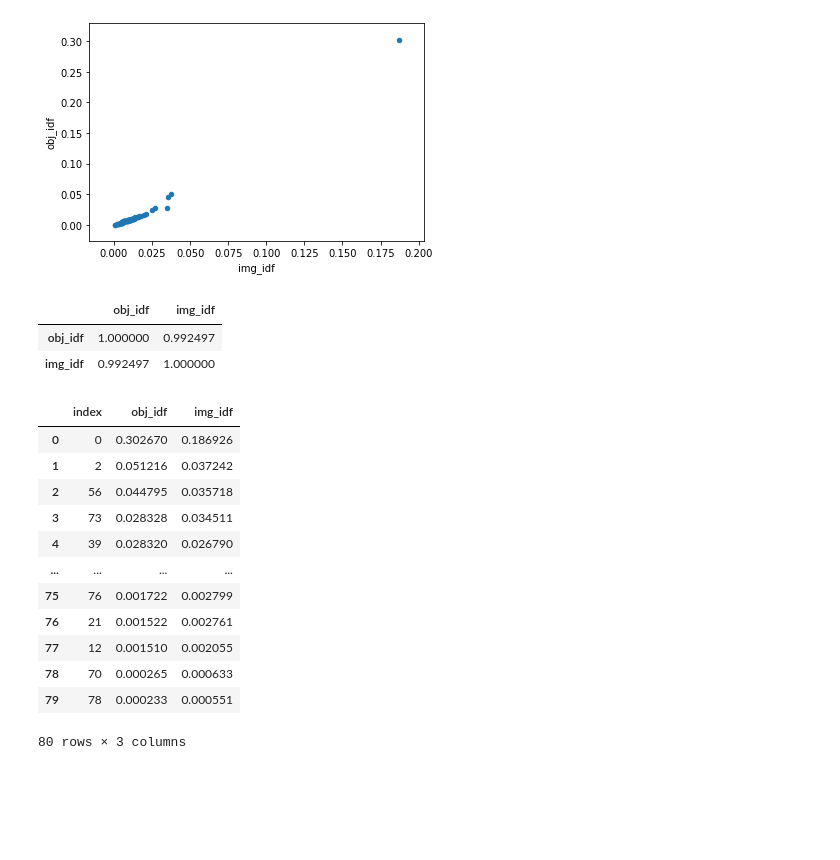
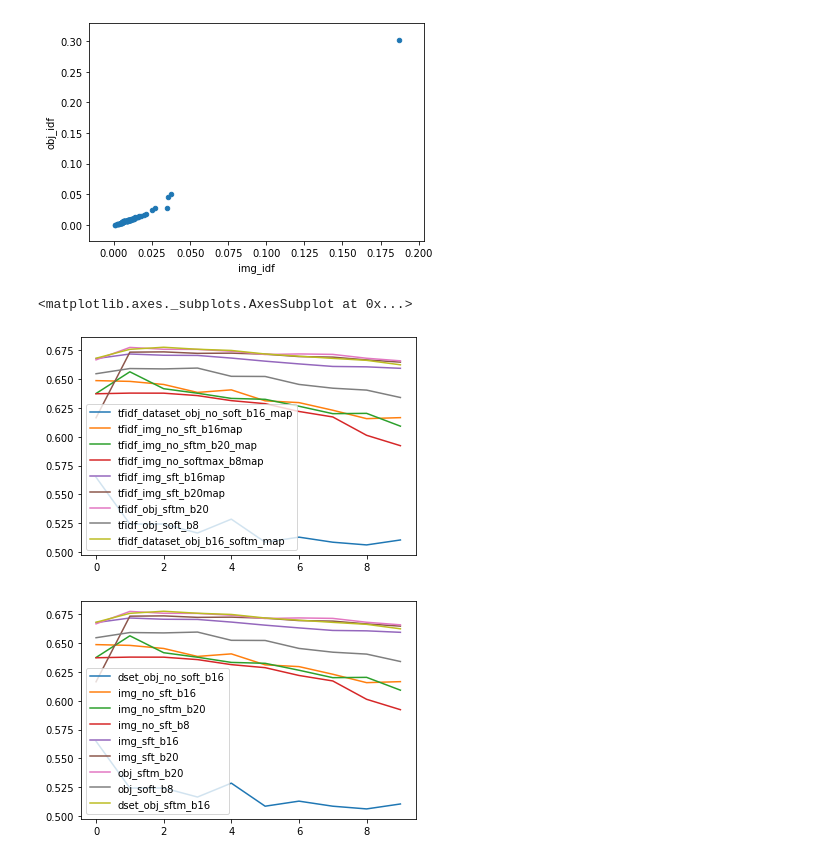
Before and after one commit to kostas1515/yolo_on_coco, a Jupyter notebook: coco.ipynb, the cells around one changed output. Drawn from its saved outputs; the diff is of its cells as text; code cells hidden in the pictures; blank space fills up the shorter version.

```diff
--- a/coco.ipynb
+++ b/coco.ipynb
@@ -1023,25 +1035,30 @@ fig=obj_idf.plot(x='img_idf',y='obj_idf',kind='scatter').get_figure()
 fig.savefig('obj_img_idf-corr.png')
 # %% [output]
 [figure]
-# %%
-obj_idf.corr()
-# %% [output]
-|  | obj_idf | img_idf |
-| obj_idf | 1.000000 | 0.992497 |
-| img_idf | 0.992497 | 1.000000 |
-# %%
-obj_idf
-# %% [output]
-|  | index | obj_idf | img_idf |
-| 0 | 0 | 0.302670 | 0.186926 |
-| 1 | 2 | 0.051216 | 0.037242 |
-| 2 | 56 | 0.044795 | 0.035718 |
-| 3 | 73 | 0.028328 | 0.034511 |
-| 4 | 39 | 0.028320 | 0.026790 |
-| ... | ... | ... | ... |
-| 75 | 76 | 0.001722 | 0.002799 |
-| 76 | 21 | 0.001522 | 0.002761 |
-| 77 | 12 | 0.001510 | 0.002055 |
-| 78 | 70 | 0.000265 | 0.000633 |
-| 79 | 78 | 0.000233 | 0.000551 |
-80 rows × 3 columns
+# %%
+import os
+import pandas as pd
+import glob
+import sys
+
+df = pd.DataFrame()
+files = glob.glob("../map/*.csv")
+for file in files:
+    map_csv=pd.read_csv(file)
+    dat1 = pd.DataFrame({file.split('/')[2].split('.')[0]: map_csv['Value']})
+    df=pd.concat([df,dat1],axis=1)
+#     df.drop(columns=[""])
+    df=df.dropna()
+
+df.to_csv('comparative_map.csv')
+df.plot()
+# %% [output]
+<matplotlib.axes._subplots.AxesSubplot at 0x...>
+[figure, added]
+# %%
+df=pd.read_csv('comparative_map.csv')
+df=df.drop(columns=["index"])
+fig=df.plot().get_figure()
+fig.savefig('comparative_map.png')
+# %% [output]
+[figure, added]
```
Also changed, not shown: parts of 10 cells of this notebook, 3 other files.
